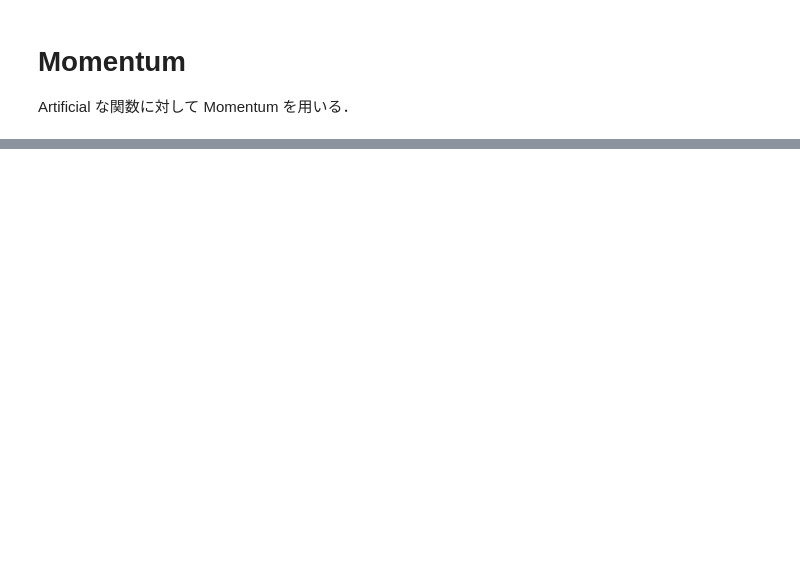
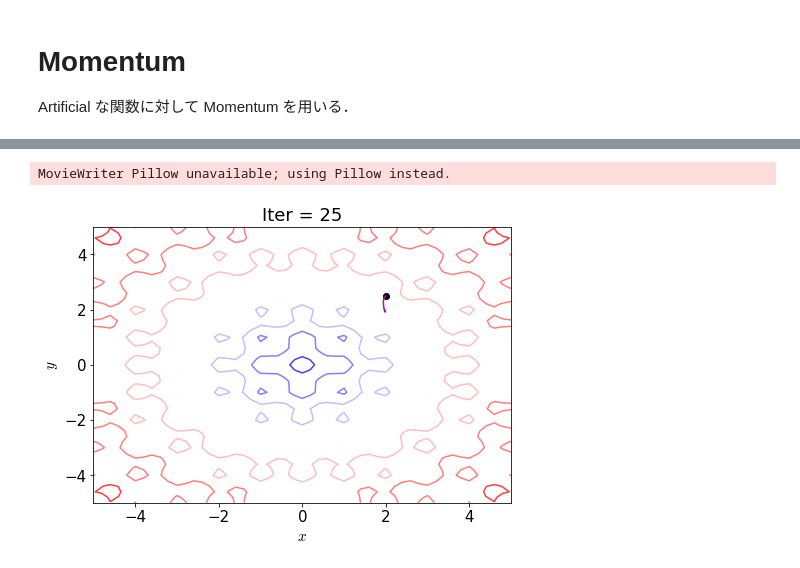
Before and after one commit to SeeKT/ML_optimization, a Jupyter notebook: note/3.momentum.ipynb, the cells around one changed output, grey strips where cells are left out. Saved outputs shown, nothing was run; the diff lists cells and outputs as text; code cells hidden in the pictures; blank space fills up the shorter version.

```diff
--- a/note/3.momentum.ipynb
+++ b/note/3.momentum.ipynb
@@ -42,9 +43,12 @@ Converged. #Iter = 139
 # %%
 x_range = np.linspace(-5, 5, 51); y_range = np.linspace(-5, 5, 51)
 pf.plot_contour(
     func=test.ackley, x_range=x_range, y_range=y_range,
     x_val=ackley_mmt_x.T[0], y_val=ackley_mmt_x.T[1],
-    itr=itr_ackley_mmt, func_name="ackley", method_name="momentum")
+    itr=itr_ackley_mmt, func_name="ackley", method_name="momentum_05")
+# %% [output]
+MovieWriter Pillow unavailable; using Pillow instead.
+[figure, added]
 # %% [markdown]
 <img src="https://github.com/SeeKT/ML_optimization/blob/master/note/fig/ackley/contour_ackley_momentum.gif?raw=true">
 # %%
```
Also changed, not shown: parts of 5 cells of this notebook, 10 other files.
